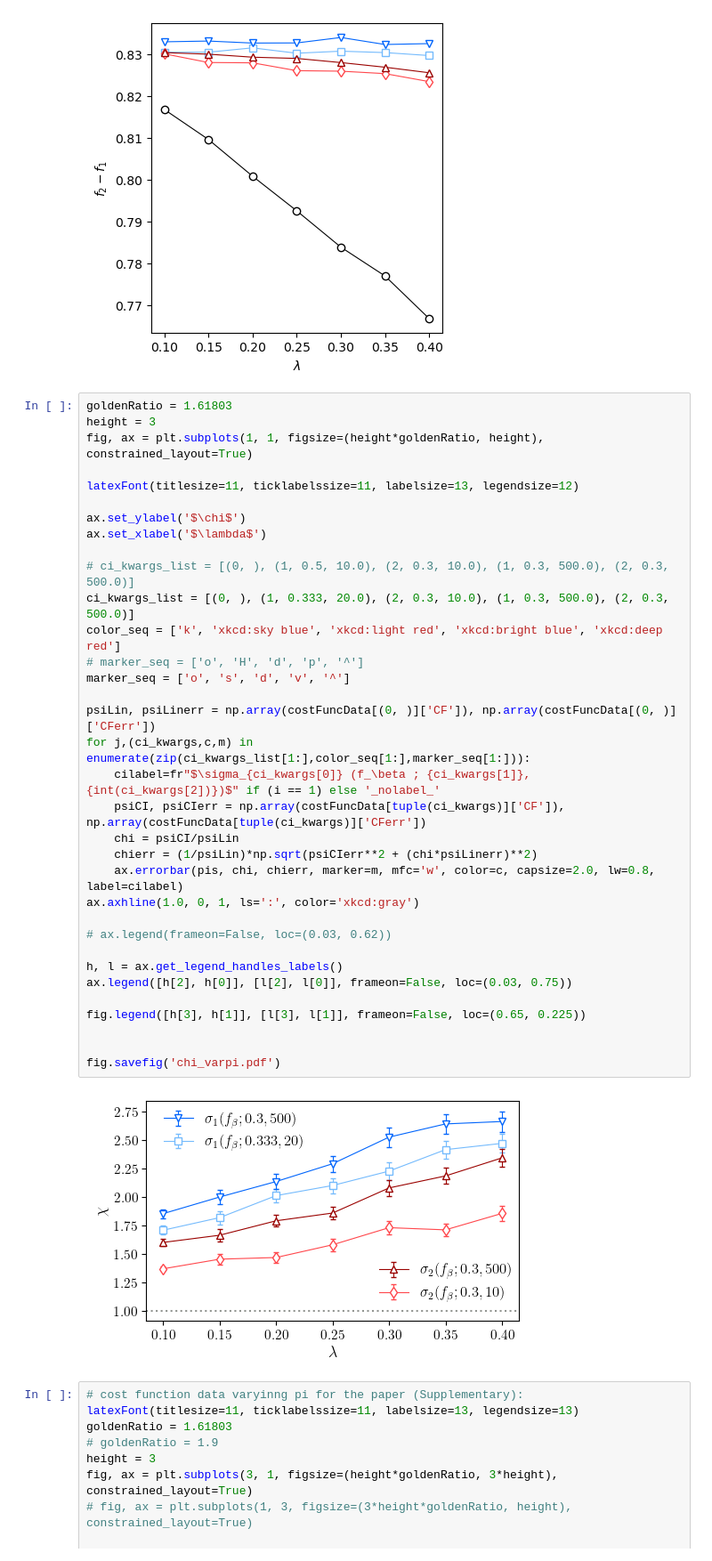
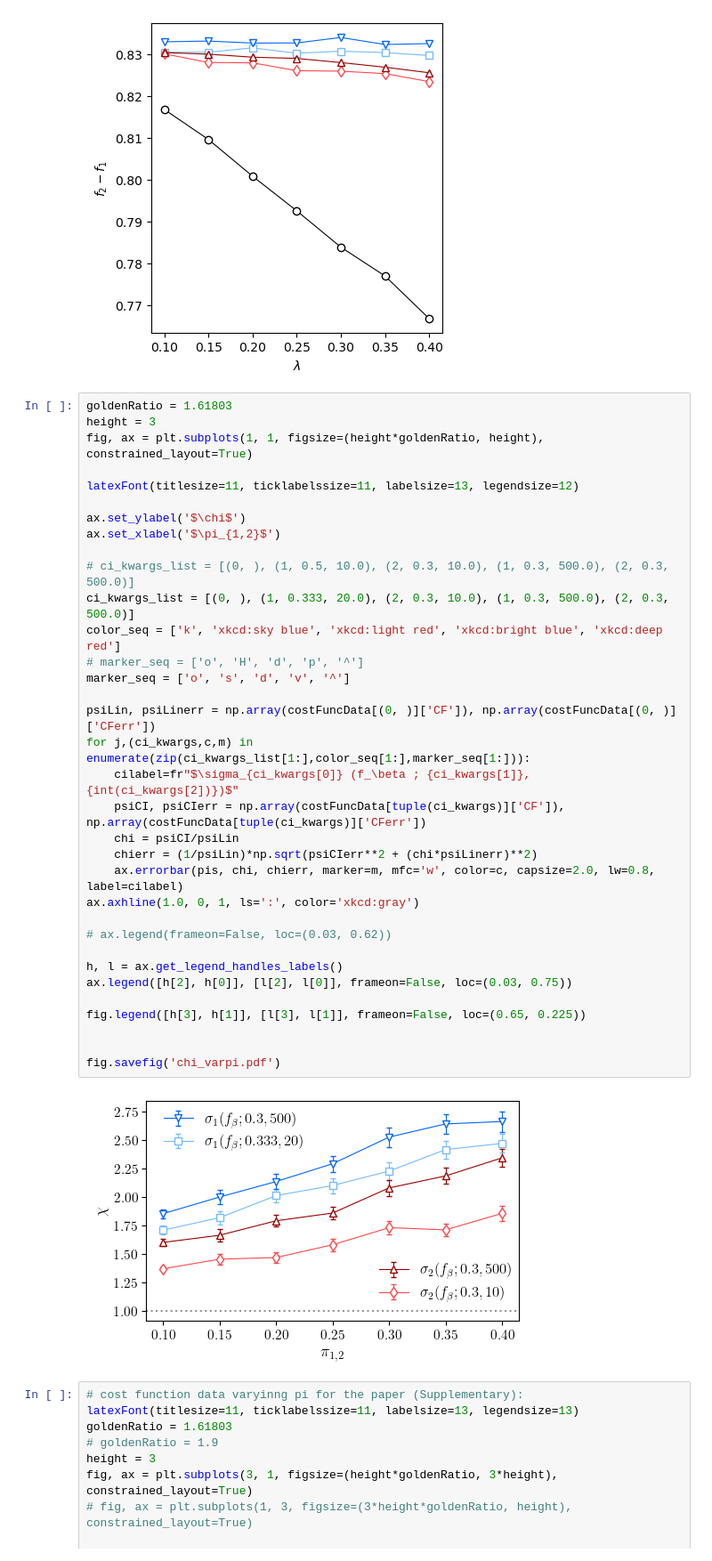
Before and after one commit to dmarchp/TFM_code, a Jupyter notebook: gillespie_sim_ci/cost_function.ipynb, the cells around one changed output. Shown at 89% size. Cells and saved outputs as stored; diff of their text form.

```diff
--- a/gillespie_sim_ci/cost_function.ipynb
+++ b/gillespie_sim_ci/cost_function.ipynb
@@ -738,36 +738,36 @@ height = 3
 fig, ax = plt.subplots(1, 1, figsize=(height*goldenRatio, height), constrained_layout=True)
 
 latexFont(titlesize=11, ticklabelssize=11, labelsize=13, legendsize=12)
 
 ax.set_ylabel('$\chi$')
-ax.set_xlabel('$\lambda$')
+ax.set_xlabel('$\pi_{1,2}$')
 
 # ci_kwargs_list = [(0, ), (1, 0.5, 10.0), (2, 0.3, 10.0), (1, 0.3, 500.0), (2, 0.3, 500.0)]
 ci_kwargs_list = [(0, ), (1, 0.333, 20.0), (2, 0.3, 10.0), (1, 0.3, 500.0), (2, 0.3, 500.0)]
 color_seq = ['k', 'xkcd:sky blue', 'xkcd:light red', 'xkcd:bright blue', 'xkcd:deep red']
 # marker_seq = ['o', 'H', 'd', 'p', '^']
 marker_seq = ['o', 's', 'd', 'v', '^']
 
 psiLin, psiLinerr = np.array(costFuncData[(0, )]['CF']), np.array(costFuncData[(0, )]['CFerr'])
 for j,(ci_kwargs,c,m) in enumerate(zip(ci_kwargs_list[1:],color_seq[1:],marker_seq[1:])):
-    cilabel=fr"$\sigma_{ci_kwargs[0]} (f_\beta ; {ci_kwargs[1]}, {int(ci_kwargs[2])})$" if (i == 1) else '_nolabel_'
+    cilabel=fr"$\sigma_{ci_kwargs[0]} (f_\beta ; {ci_kwargs[1]}, {int(ci_kwargs[2])})$"
     psiCI, psiCIerr = np.array(costFuncData[tuple(ci_kwargs)]['CF']), np.array(costFuncData[tuple(ci_kwargs)]['CFerr'])
     chi = psiCI/psiLin
     chierr = (1/psiLin)*np.sqrt(psiCIerr**2 + (chi*psiLinerr)**2)
     ax.errorbar(pis, chi, chierr, marker=m, mfc='w', color=c, capsize=2.0, lw=0.8, label=cilabel)
 ax.axhline(1.0, 0, 1, ls=':', color='xkcd:gray')
 
 # ax.legend(frameon=False, loc=(0.03, 0.62))
 
 h, l = ax.get_legend_handles_labels()
 ax.legend([h[2], h[0]], [l[2], l[0]], frameon=False, loc=(0.03, 0.75))
 
 fig.legend([h[3], h[1]], [l[3], l[1]], frameon=False, loc=(0.65, 0.225))
 
 
 fig.savefig('chi_varpi.pdf')
 # %% [output]
-[figure, old version]
+[figure, new version]
 # %%
 # cost function data varyinng pi for the paper (Supplementary):
 latexFont(titlesize=11, ticklabelssize=11, labelsize=13, legendsize=13)
```
Also changed, not shown: 7 other files.
